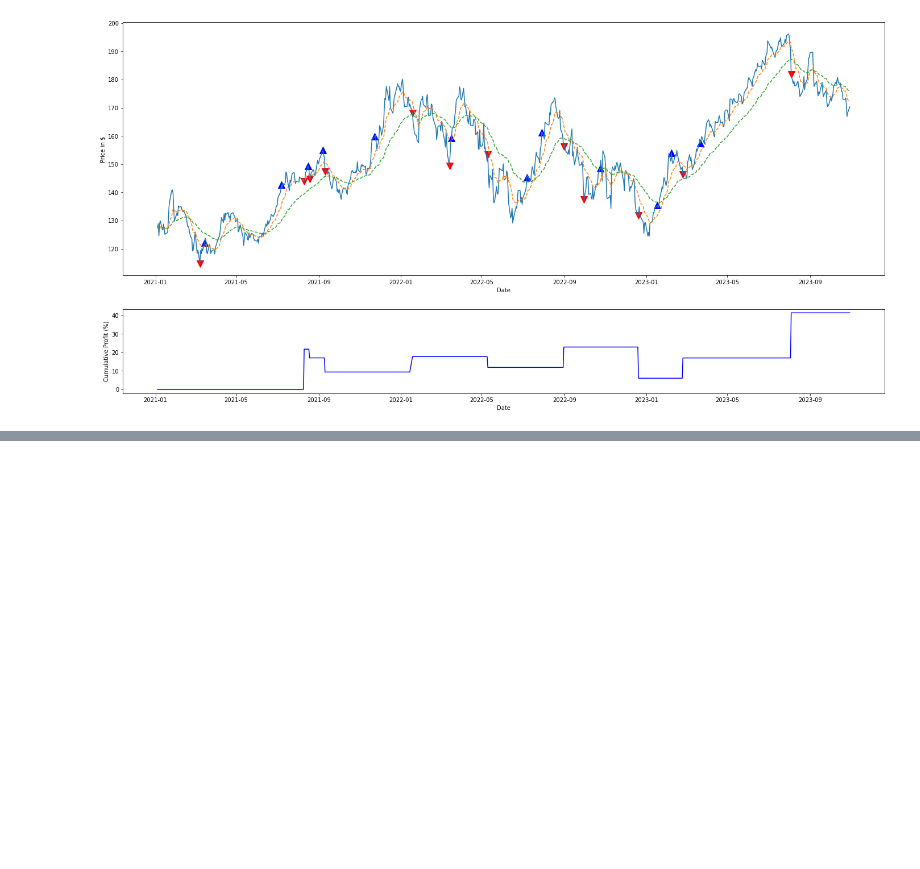
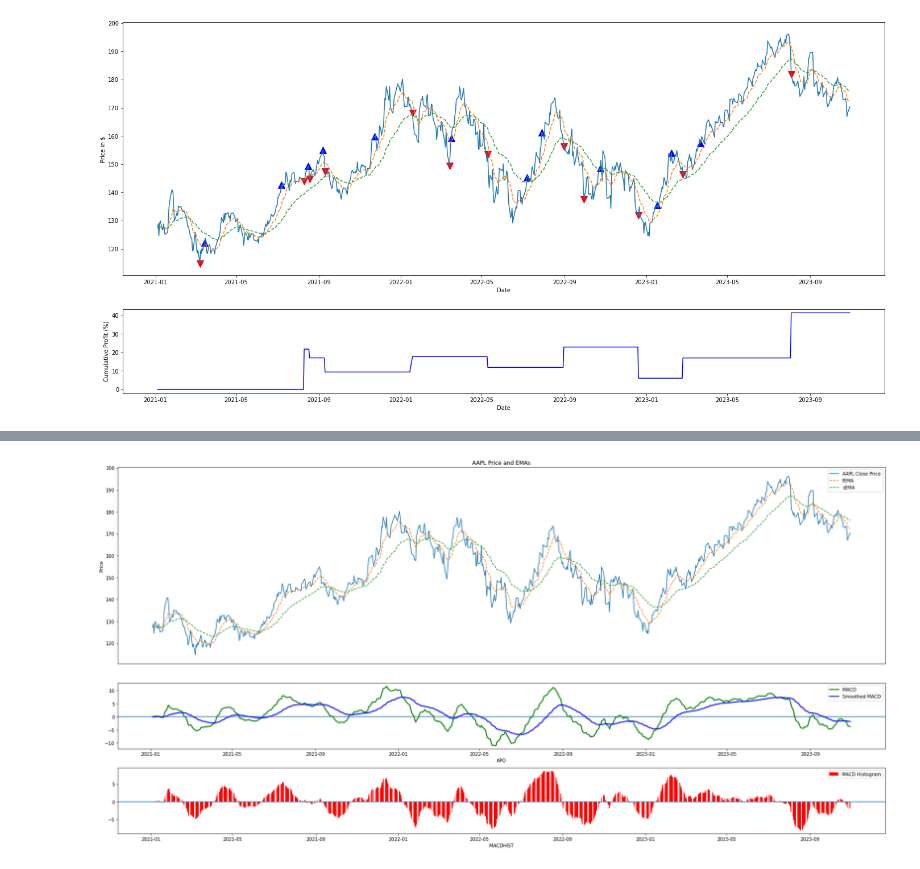
Before and after one commit to adamd1985/quant_research, a Jupyter notebook: oscilators-quant.ipynb, the cells around one changed output, grey strips where cells are left out. Drawn from its saved outputs; the diff is of its cells as text; code cells hidden in the pictures; blank space fills up the shorter version.

```diff
--- a/oscilators-quant.ipynb
+++ b/oscilators-quant.ipynb
@@ -168,0 +187,37 @@ Since all our signals in this series of articles are long only, we will buy on t
+# %%
+ticker['fEMA'] = ticker['Adj Close'].ewm(
+    span=APO_FAST_WINDOW, adjust=False).mean()
+ticker['sEMA'] = ticker['Adj Close'].ewm(
+    span=APO_SLOW_WINDOW, adjust=False).mean()
+ticker['APO'] = ticker['fEMA'] - ticker['sEMA']
+ticker['MACD'] = ticker['APO'] .ewm(
+    span=APO_SLOW_WINDOW, adjust=False).mean()
+ticker['MACDHIST'] = ticker['APO'] - ticker['MACD']
+
+fig, (ax1, ax2, ax3) = plt.subplots(3, 1, gridspec_kw={
+    'height_ratios': (3, 1, 1)}, figsize=(24, 12))
+ax1.plot(ticker.index, ticker['Adj Close'], label='AAPL Close Price')
+ax1.plot(ticker.index, ticker['fEMA'], label='fEMA', linestyle='--')
+ax1.plot(ticker.index, ticker['sEMA'], label='sEMA', linestyle='--')
+ax1.set_title('AAPL Price and EMAs')
+ax1.set_ylabel('Price')
+ax1.set_xticks([])
+
+ax2.axhline(0.0)
+ax2.plot(ticker.index, ticker['APO'], label='MACD', lw=2.25, color='g')
+ax2.plot(ticker.index, ticker['MACD'],
+         label='Smoothed MACD', lw=2.25, color='b')
+ax2.set_xlabel('APO')
+
+ax3.axhline(0.0)
+ax3.bar(ticker.index, ticker['MACDHIST'],
+        label='MACD Histogram', color='r', width=1.0, align='center')
+ax3.set_xlabel('MACDHIST')
+
+ax1.legend()
+ax2.legend()
+ax3.legend()
+plt.tight_layout()
+plt.show()
+# %% [output]
+[figure, added]
```
Also changed, not shown: parts of 15 cells of this notebook, 1 other file.
